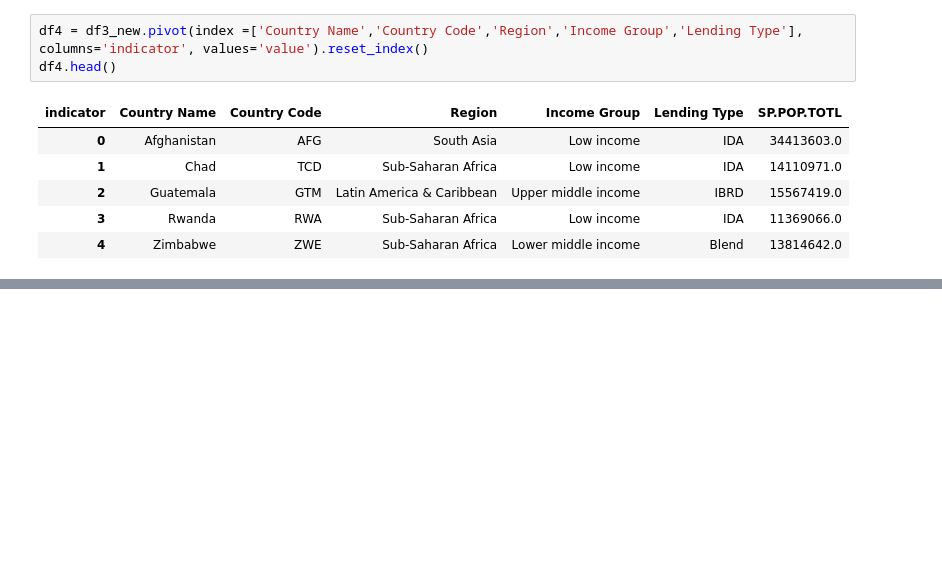
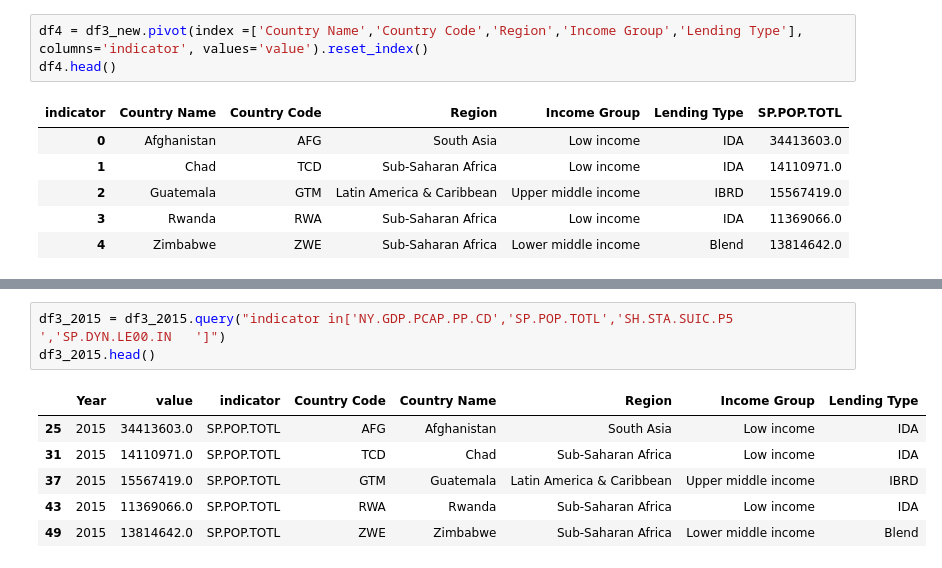
Before and after one commit to NihaRGali/data690_NihaGali, a Jupyter notebook: project_01/IndividualProject_B_Draft.ipynb, the cells around one changed output, grey strips where cells are left out. Drawn from its saved outputs; the diff is of its cells as text; blank space fills up the shorter version.

```diff
--- a/project_01/IndividualProject_B_Draft.ipynb
+++ b/project_01/IndividualProject_B_Draft.ipynb
@@ -276,0 +335,10 @@ fig.show()
+# %%
+df3_2015 = df3_2015.query("indicator in['NY.GDP.PCAP.PP.CD','SP.POP.TOTL','SH.STA.SUIC.P5	','SP.DYN.LE00.IN	']")
+df3_2015.head()
+# %% [output]
+|  | Year | value | indicator | Country Code | Country Name | Region | Income Group | Lending Type |
+| 25 | 2015 | 34413603.0 | SP.POP.TOTL | AFG | Afghanistan | South Asia | Low income | IDA |
+| 31 | 2015 | 14110971.0 | SP.POP.TOTL | TCD | Chad | Sub-Saharan Africa | Low income | IDA |
+| 37 | 2015 | 15567419.0 | SP.POP.TOTL | GTM | Guatemala | Latin America & Caribbean | Upper middle income | IBRD |
+| 43 | 2015 | 11369066.0 | SP.POP.TOTL | RWA | Rwanda | Sub-Saharan Africa | Low income | IDA |
+| 49 | 2015 | 13814642.0 | SP.POP.TOTL | ZWE | Zimbabwe | Sub-Saharan Africa | Lower middle income | Blend |
```
Also changed, not shown: parts of 8 cells of this notebook.
